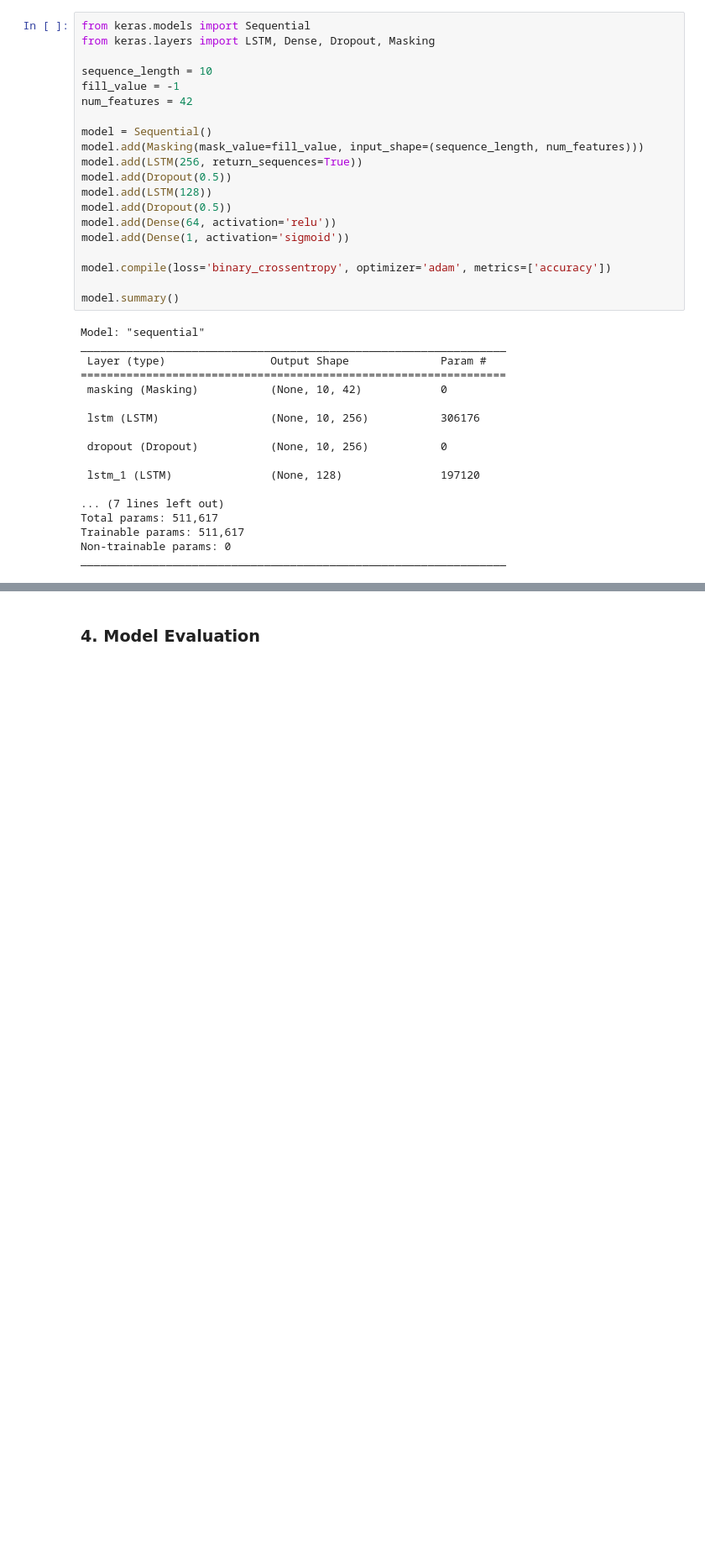
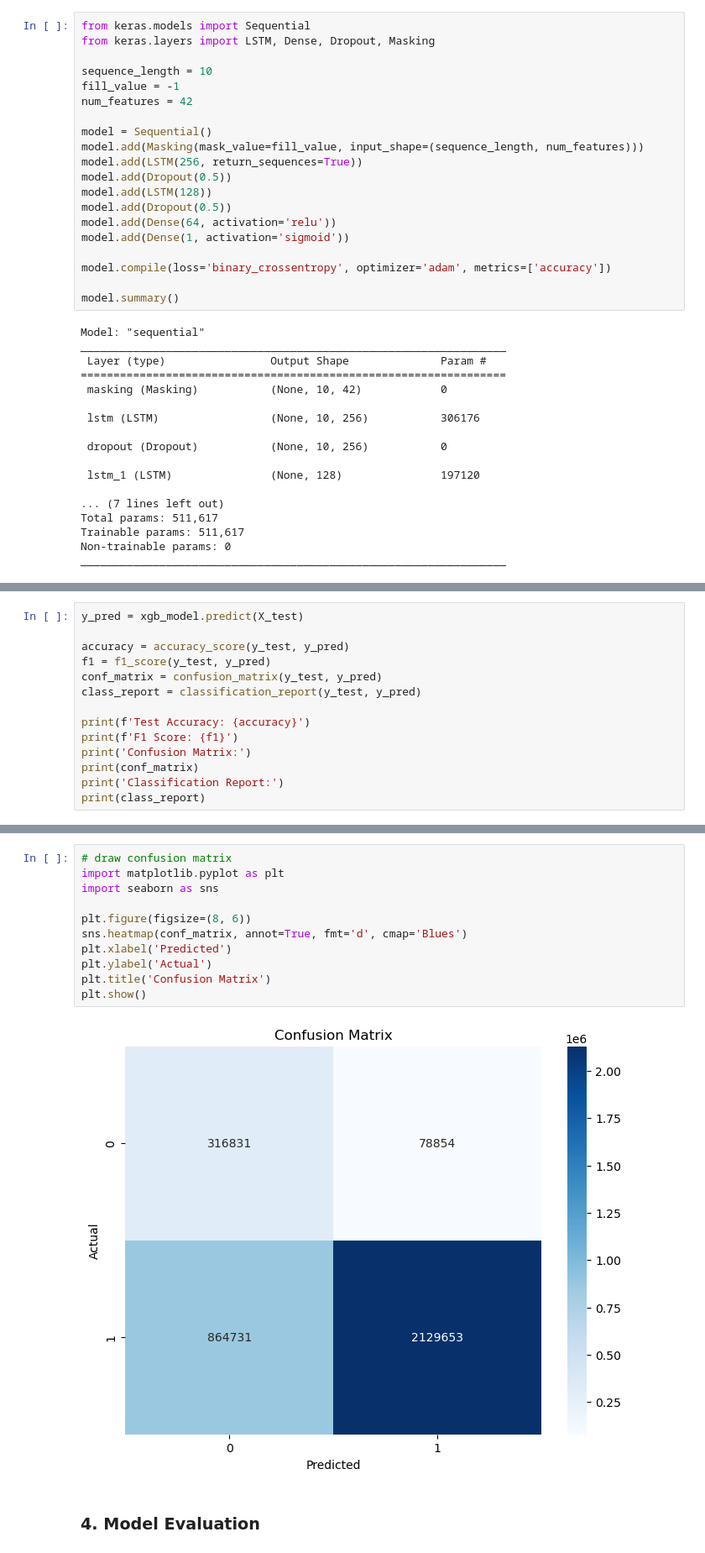
Before and after one commit to GinoShun/Steam-Game-Recommendation-System, a Jupyter notebook: notebook/train.ipynb, the cells around one changed output, grey strips where cells are left out. Shown at 84% size. Drawn from its saved outputs; the diff is of its cells as text; blank space fills up the shorter version.

```diff
--- a/notebook/train.ipynb
+++ b/notebook/train.ipynb
@@ -1712,0 +1973,14 @@ Epoch 16/50
+# %%
+y_pred = xgb_model.predict(X_test)
+
+accuracy = accuracy_score(y_test, y_pred)
+f1 = f1_score(y_test, y_pred)
+conf_matrix = confusion_matrix(y_test, y_pred)
+class_report = classification_report(y_test, y_pred)
+
+print(f'Test Accuracy: {accuracy}')
+print(f'F1 Score: {f1}')
+print('Confusion Matrix:')
+print(conf_matrix)
+print('Classification Report:')
+print(class_report)
@@ -1713,3 +2002,16 @@ Epoch 16/50
+# %%
+# draw confusion matrix
+import matplotlib.pyplot as plt
+import seaborn as sns
+
+plt.figure(figsize=(8, 6))
+sns.heatmap(conf_matrix, annot=True, fmt='d', cmap='Blues')
+plt.xlabel('Predicted')
+plt.ylabel('Actual')
+plt.title('Confusion Matrix')
+plt.show()
+# %% [output]
+[figure, added]
 # %% [markdown]
 ### 4. Model Evaluation
 # %%
```
Also changed, not shown: parts of 40 cells of this notebook, 11 other files.
